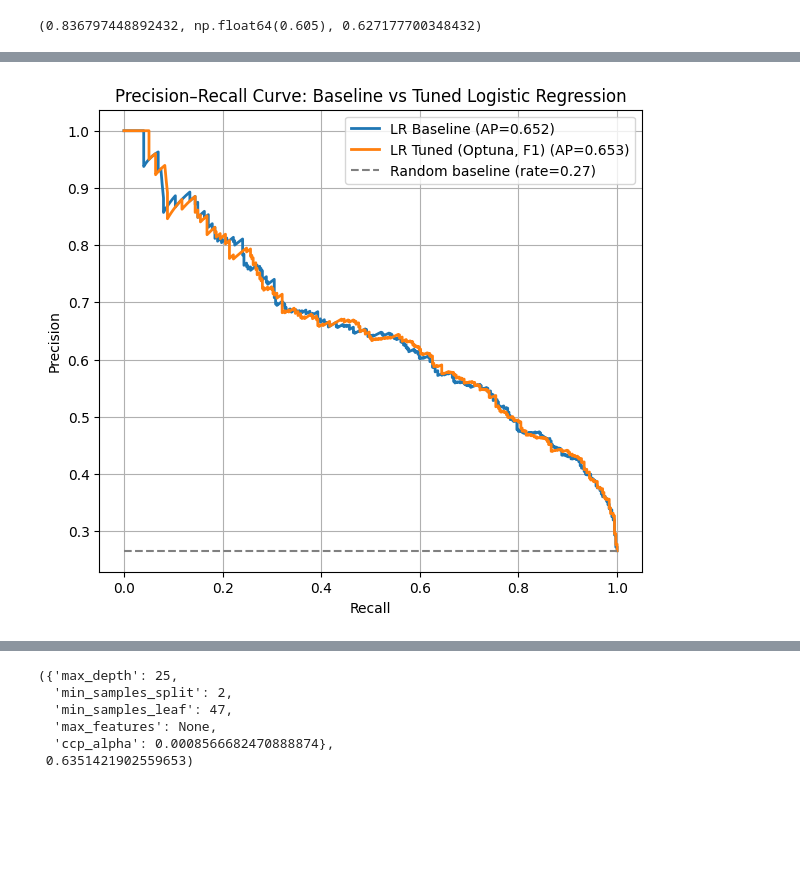
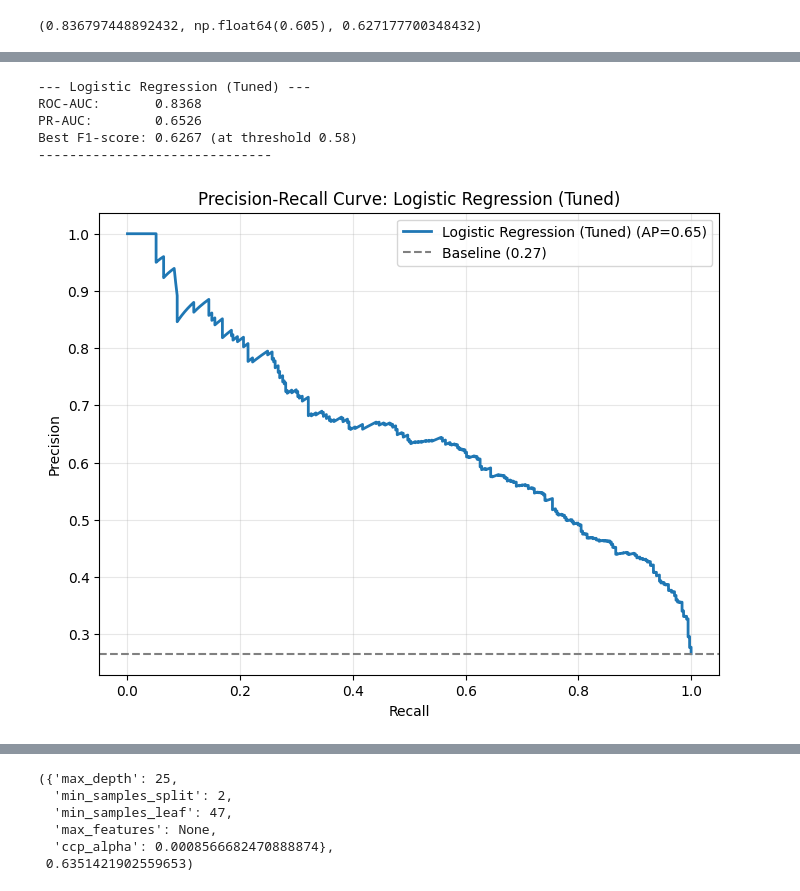
Before and after one commit to Nusultan11/telco-customer-churn-ml, a Jupyter notebook: notebooks/04_HyperParameters_Tuning_ML.ipynb, the cells around one changed output, grey strips where cells are left out. Drawn from its saved outputs; the diff is of its cells as text; code cells hidden in the pictures; blank space fills up the shorter version.

```diff
--- a/notebooks/04_HyperParameters_Tuning_ML.ipynb
+++ b/notebooks/04_HyperParameters_Tuning_ML.ipynb
@@ -217,3 +290,20 @@ lr_comparison
+# %%
+lr_metrics = evaluate_model(
+    y_test,
+    y_scores_lr_f1,
+    model_name="Logistic Regression (Tuned)"
+)
+# Если вам нужно сохранить метрики в отдельные переменные, как раньше:
+best_t_lr_f1 = lr_metrics["best_threshold"]
+best_f1_lr_f1 = lr_metrics["best_f1"]
+lr_f1_roc = lr_metrics["roc_auc"]
+# %% [output]
+--- Logistic Regression (Tuned) ---
+ROC-AUC:       0.8368
+PR-AUC:        0.6526
+Best F1-score: 0.6267 (at threshold 0.58)
+------------------------------
+[figure, added]
 # %%
 # Baseline LR
 y_scores_lr_base = lr_baseline.predict_proba(X_test)[:, 1]
@@ -246,12 +311,0 @@ def plot_pr_curves(models_scores, y_test, title):
-# %%
-models_scores = {
-    "LR Baseline": y_scores_lr_base,
-    "LR Tuned (Optuna, F1)": y_scores_lr_tuned
-}
-plot_pr_curves(
-    models_scores=models_scores,
-    y_test=y_test,
-    title="Precision–Recall Curve: Baseline vs Tuned Logistic Regression"
-)
-# %% [output]
-[figure, removed]
```
Also changed, not shown: parts of 42 cells of this notebook, 1 other file.
